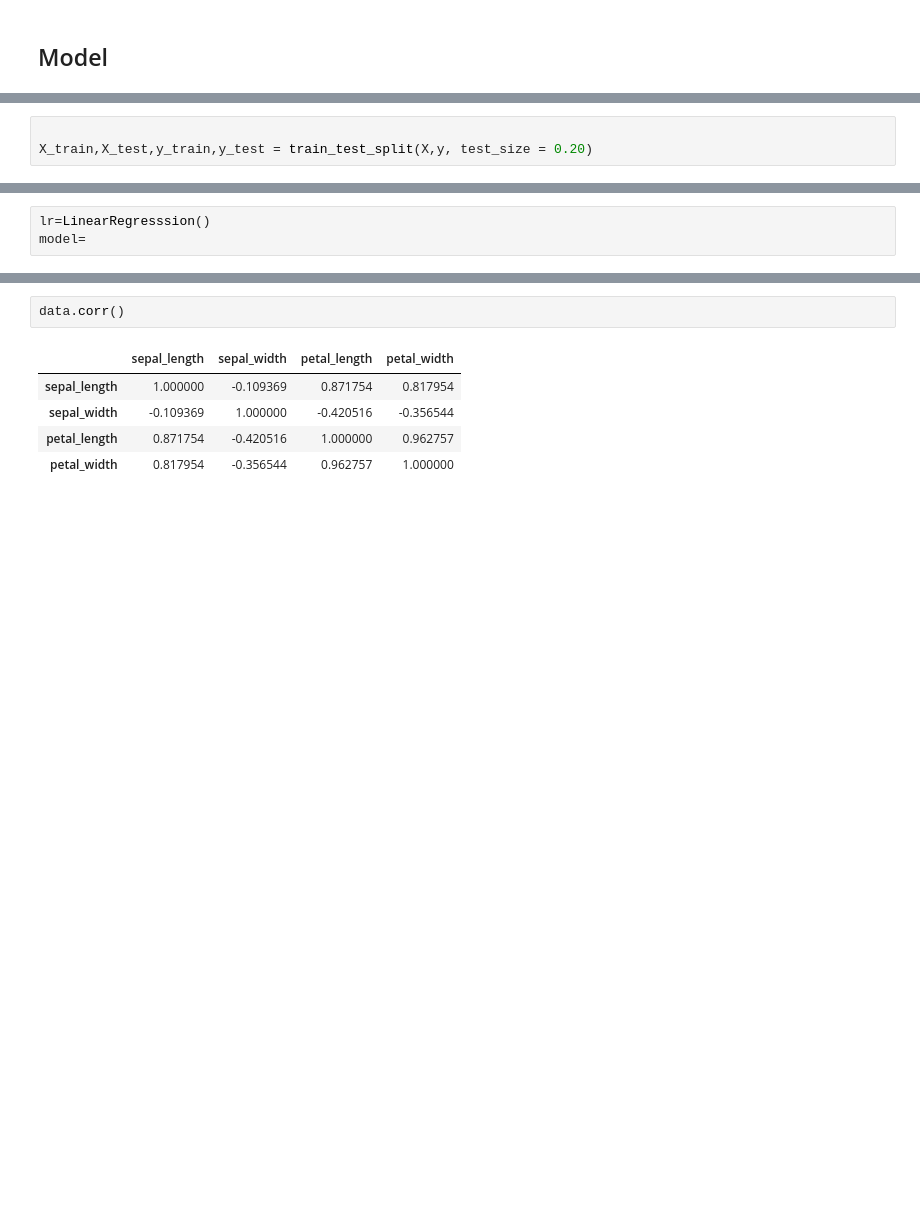
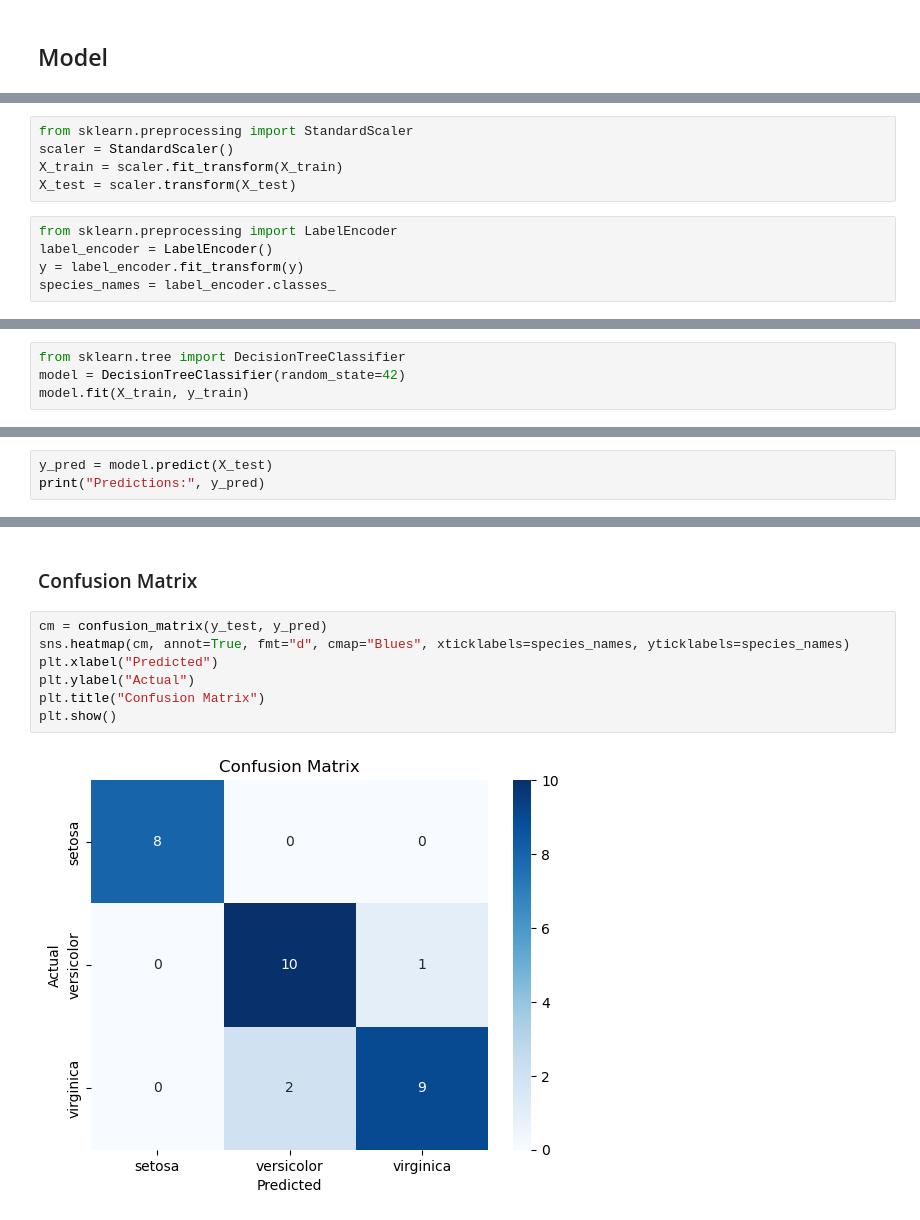
Before and after one commit to SreeVatt/Orinson_Internship, a Jupyter notebook: Task 1/Task 1.ipynb, the cells around one changed output, grey strips where cells are left out. Cells and saved outputs as stored; diff of their text form; blank space fills up the shorter version.

Commit message:
Performing Prediction

```diff
--- a/Task 1/Task 1.ipynb
+++ b/Task 1/Task 1.ipynb
@@ -182,0 +190,10 @@ plt.show()
+# %%
+from sklearn.preprocessing import StandardScaler
+scaler = StandardScaler()
+X_train = scaler.fit_transform(X_train)
+X_test = scaler.transform(X_test)
+# %%
+from sklearn.preprocessing import LabelEncoder
+label_encoder = LabelEncoder()
+y = label_encoder.fit_transform(y)
+species_names = label_encoder.classes_
@@ -183,3 +202,4 @@ plt.show()
 # %%
-
-X_train,X_test,y_train,y_test = train_test_split(X,y, test_size = 0.20)
+from sklearn.tree import DecisionTreeClassifier
+model = DecisionTreeClassifier(random_state=42)
+model.fit(X_train, y_train)
@@ -186,4 +210,4 @@ X_train,X_test,y_train,y_test = train_test_split(X,y, test_size = 0.20)
 # %%
-lr=LinearRegresssion()
-model=
+y_pred = model.predict(X_test)
+print("Predictions:", y_pred)
 # %% [output]
@@ -202,8 +238,11 @@ print(X.head())
+# %% [markdown]
+### Confusion Matrix
 # %%
-data.corr()
+cm = confusion_matrix(y_test, y_pred)
+sns.heatmap(cm, annot=True, fmt="d", cmap="Blues", xticklabels=species_names, yticklabels=species_names)
+plt.xlabel("Predicted")
+plt.ylabel("Actual")
+plt.title("Confusion Matrix")
+plt.show()
 # %% [output]
-|  | sepal_length | sepal_width | petal_length | petal_width |
-| sepal_length | 1.000000 | -0.109369 | 0.871754 | 0.817954 |
-| sepal_width | -0.109369 | 1.000000 | -0.420516 | -0.356544 |
-| petal_length | 0.871754 | -0.420516 | 1.000000 | 0.962757 |
-| petal_width | 0.817954 | -0.356544 | 0.962757 | 1.000000 |
+[figure, added]
```
Also changed, not shown: parts of 18 cells of this notebook.
